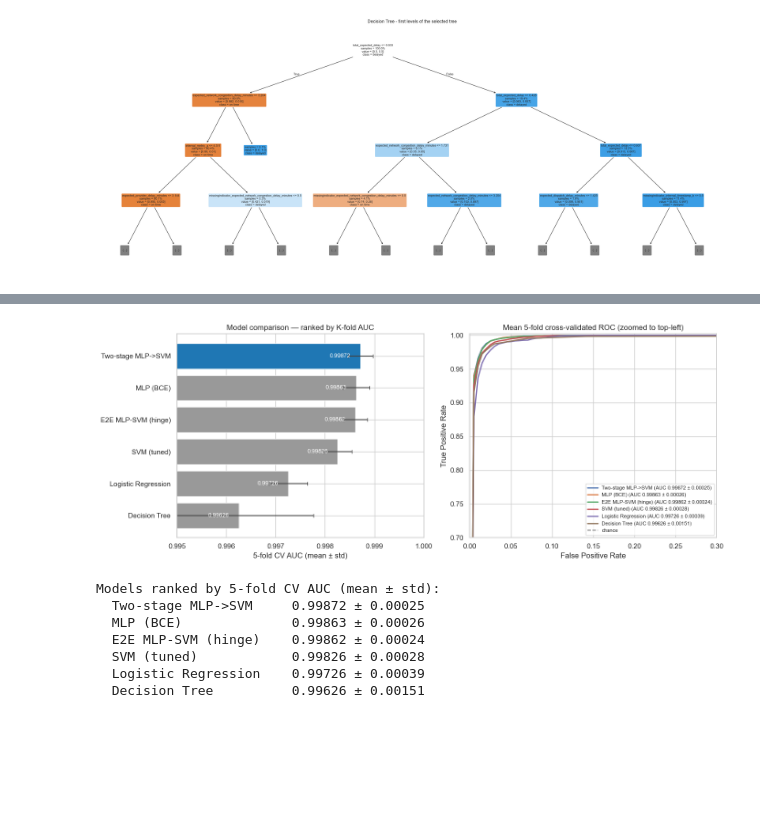
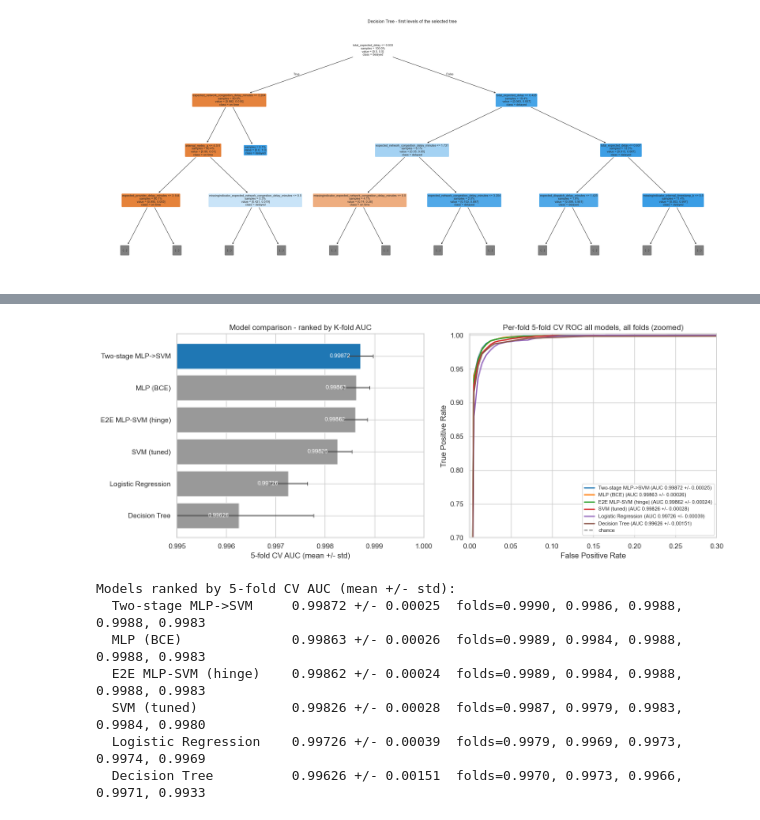
Before and after one commit to tomerbd007/LogisticsTransferPrediction, a Jupyter notebook: main.ipynb, the cells around one changed output, grey strips where cells are left out. Drawn from its saved outputs; the diff is of its cells as text; code cells hidden in the pictures; blank space fills up the shorter version.

```diff
--- a/main.ipynb
+++ b/main.ipynb
@@ -2623,0 +2481,17 @@ on this near-saturated problem.
+# %%
+# Calibrate the tuned two-stage SVM head so it can output probabilities in [0, 1].
+# The head is fit on the frozen-MLP embeddings of the TRAIN split (chain_emb_tr); sigmoid (Platt)
+# calibration is monotonic, so the validation/CV AUC reported above is unchanged.
+from sklearn.calibration import CalibratedClassifierCV
+
+_l2on = CHAIN_BEST["l2_normalize"]
+chain_clf = CalibratedClassifierCV(make_chain_svm(), method="sigmoid", cv=5)
+chain_clf.fit(_l2(chain_emb_tr, _l2on), y_train)
+
+def chain_predict_proba(emb):
+    """Calibrated P(delayed) for frozen-MLP embeddings using the two-stage SVM head."""
+    return chain_clf.predict_proba(_l2(emb, _l2on))[:, 1]
+
+# Sanity check: calibration must preserve the validation AUC of the raw decision scores.
+_auc_cal = roc_auc_score(y_val, chain_predict_proba(chain_emb_va))
+print(f"Calibrated two-stage MLP->SVM | validation AUC = {_auc_cal:.5f}")
@@ -3439,47 +3300,48 @@ Decision Tree CV AUC: 0.9963 +/- 0.0015
 # %%
-# --- Final model comparison: ranked by K-fold cross-validated AUC ---
-# Every model ran Stratified 5-fold CV at the end of its section and recorded its result
-# in CV_RESULTS. Here we rank the models by MEAN CV AUC (more robust than a single
-# validation split) and overlay each model's mean cross-validated ROC curve on one axes.
-_ranked = sorted(CV_RESULTS, key=lambda k: CV_RESULTS[k]["mean_auc"])      # ascending (for barh)
+# Final models comparison: ranked by K-fold cross-validated AUC
+_ranked = sorted(CV_RESULTS, key=lambda k: CV_RESULTS[k]["mean_auc"])
 _means = [CV_RESULTS[k]["mean_auc"] for k in _ranked]
 _stds  = [CV_RESULTS[k]["std_auc"]  for k in _ranked]
 
 fig, (ax1, ax2) = plt.subplots(1, 2, figsize=(14, 5.5))
 
-# (1) Ranking bar chart by 5-fold CV AUC (error bars = fold std)
-_bar_colors = ["#1f77b4" if n == _ranked[-1] else "#999" for n in _ranked]  # blue = top-ranked (highest CV AUC)
+# Ranking bar chart by 5-fold CV AUC
+_bar_colors = ["#1f77b4" if n == _ranked[-1] else "#999" for n in _ranked]  # blue = top-ranked
 ax1.barh(_ranked, _means, xerr=_stds, color=_bar_colors, ecolor="#444", capsize=3)
 ax1.set_xlim(0.995, 1.0)
 for j, m in enumerate(_means):
     ax1.text(m - 0.0002, j, f"{m:.5f}", va="center", ha="right", color="white", fontsize=9)
-ax1.set_xlabel("5-fold CV AUC (mean ± std)")
-ax1.set_title("Model comparison — ranked by K-fold AUC")
+ax1.set_xlabel("5-fold CV AUC (mean +/- std)")
+ax1.set_title("Model comparison - ranked by K-fold AUC")
 
-# (2) Combined mean cross-validated ROC, one curve per model (zoomed to the top-left,
-#     where the near-perfect models actually differ)
-for n in sorted(CV_RESULTS, key=lambda k: -CV_RESULTS[k]["mean_auc"]):
+_models = sorted(CV_RESULTS, key=lambda k: -CV_RESULTS[k]["mean_auc"])
+_palette = plt.get_cmap("tab10")
+for ci, n in enumerate(_models):
     r = CV_RESULTS[n]
-    ax2.plot(r["mean_fpr"], r["mean_tpr"], lw=2,
-             label=f"{n} (AUC {r['mean_auc']:.5f} ± {r['std_auc']:.5f})")
+    color = _palette(ci % 10)
+    for tpr in r.get("tprs", []):
+        ax2.plot(r["mean_fpr"], tpr, color=color, lw=0.8, alpha=0.25)
+    ax2.plot(r["mean_fpr"], r["mean_tpr"], color=color, lw=2,
+             label=f"{n} (AUC {r['mean_auc']:.5f} +/- {r['std_auc']:.5f})")
 ax2.plot([0, 1], [0, 1], "--", color="grey", label="chance")
 ax2.set_xlim(0.0, 0.30); ax2.set_ylim(0.70, 1.002)
 ax2.set_xlabel("False Positive Rate"); ax2.set_ylabel("True Positive Rate")
-ax2.set_title("Mean 5-fold cross-validated ROC (zoomed to top-left)")
+ax2.set_title("Per-fold 5-fold CV ROC all models, all folds (zoomed)")
 ax2.legend(loc="lower right", fontsize=8)
 plt.tight_layout(); plt.show()
 
-print("Models ranked by 5-fold CV AUC (mean ± std):")
-for n in sorted(CV_RESULTS, key=lambda k: -CV_RESULTS[k]["mean_auc"]):
+print("Models ranked by 5-fold CV AUC (mean +/- std):")
+for n in _models:
     r = CV_RESULTS[n]
-    print(f"  {n:22s} {r['mean_auc']:.5f} ± {r['std_auc']:.5f}")
+    print(f"  {n:22s} {r['mean_auc']:.5f} +/- {r['std_auc']:.5f}  folds=" +
+          ", ".join(f"{a:.4f}" for a in r["fold_aucs"]))
 # %% [output]
-[figure, old version]
+[figure, new version]
-Models ranked by 5-fold CV AUC (mean ± std):
-  Two-stage MLP->SVM     0.99872 ± 0.00025
-  MLP (BCE)              0.99863 ± 0.00026
-  E2E MLP-SVM (hinge)    0.99862 ± 0.00024
-  SVM (tuned)            0.99826 ± 0.00028
-  Logistic Regression    0.99726 ± 0.00039
-  Decision Tree          0.99626 ± 0.00151
+Models ranked by 5-fold CV AUC (mean +/- std):
+  Two-stage MLP->SVM     0.99872 +/- 0.00025  folds=0.9990, 0.9986, 0.9988, 0.9988, 0.9983
+  MLP (BCE)              0.99863 +/- 0.00026  folds=0.9989, 0.9984, 0.9988, 0.9988, 0.9983
+  E2E MLP-SVM (hinge)    0.99862 +/- 0.00024  folds=0.9989, 0.9984, 0.9988, 0.9988, 0.9983
+  SVM (tuned)            0.99826 +/- 0.00028  folds=0.9987, 0.9979, 0.9983, 0.9984, 0.9980
+  Logistic Regression    0.99726 +/- 0.00039  folds=0.9979, 0.9969, 0.9973, 0.9974, 0.9969
+  Decision Tree          0.99626 +/- 0.00151  folds=0.9970, 0.9973, 0.9966, 0.9971, 0.9933
 # %% [markdown]
```
Also changed, not shown: parts of 83 cells of this notebook, 4 other files.
